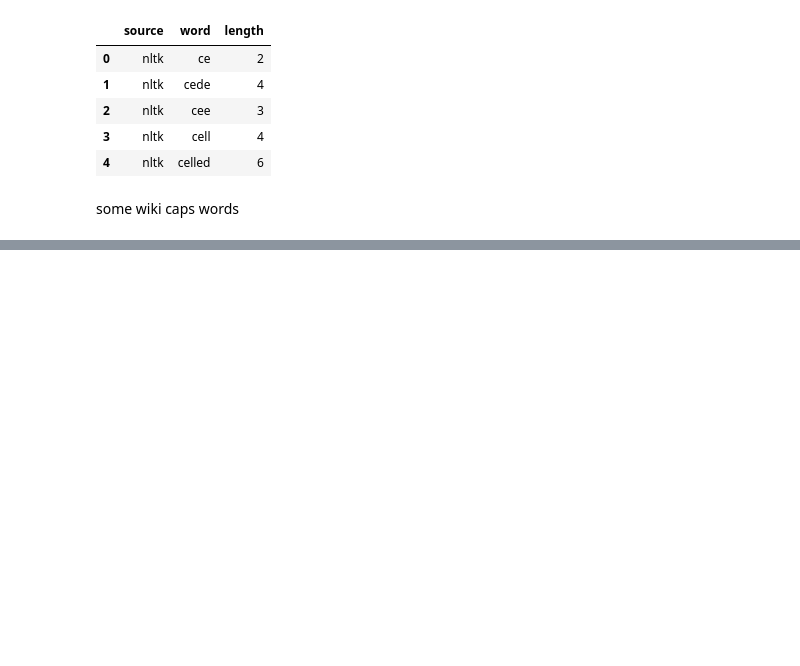
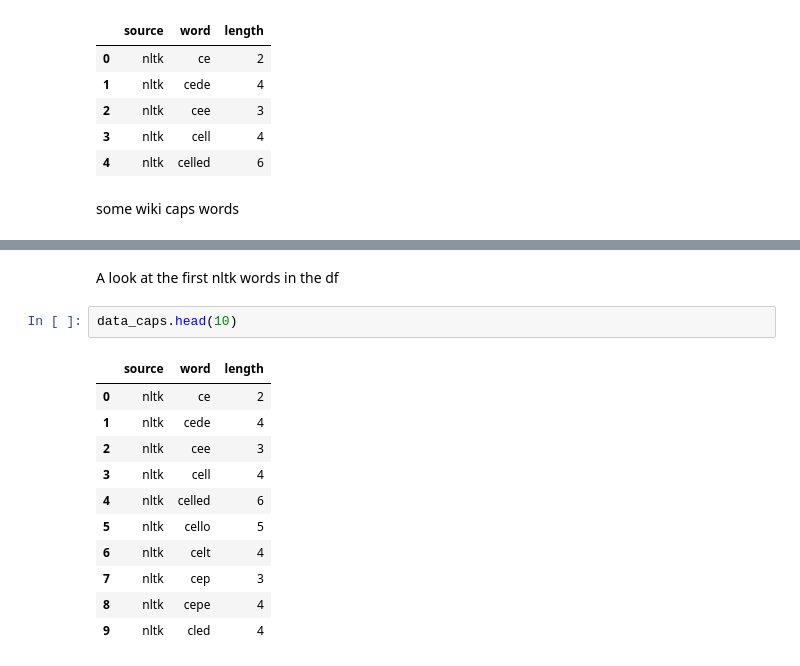
Before and after one commit to nate-walter/Words-From-The-Eye-Chart, a Jupyter notebook: Snellen_Words.ipynb, the cells around one changed output, grey strips where cells are left out. Saved outputs shown, nothing was run; the diff lists cells and outputs as text; blank space fills up the shorter version.

```diff
--- a/Snellen_Words.ipynb
+++ b/Snellen_Words.ipynb
@@ -1357,0 +1403,16 @@ data_caps.tail()
+# %% [markdown]
+A look at the first nltk words in the df
+# %%
+data_caps.head(10)
+# %% [output]
+|  | source | word | length |
+| 0 | nltk | ce | 2 |
+| 1 | nltk | cede | 4 |
+| 2 | nltk | cee | 3 |
+| 3 | nltk | cell | 4 |
+| 4 | nltk | celled | 6 |
+| 5 | nltk | cello | 5 |
+| 6 | nltk | celt | 4 |
+| 7 | nltk | cep | 3 |
+| 8 | nltk | cepe | 4 |
+| 9 | nltk | cled | 4 |
```
Also changed, not shown: parts of 31 cells of this notebook.
